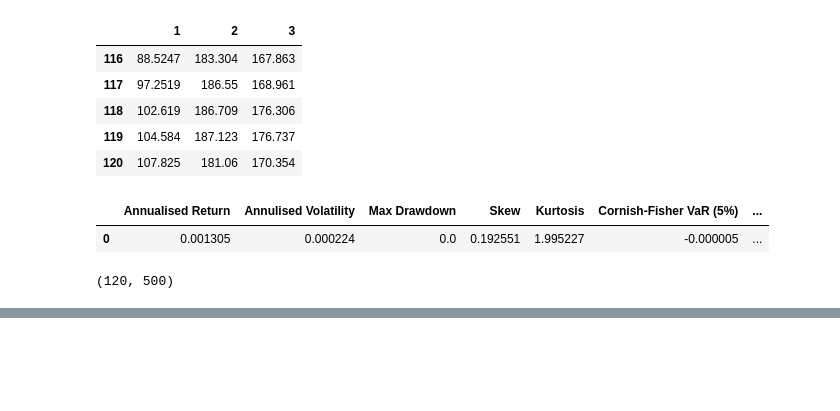
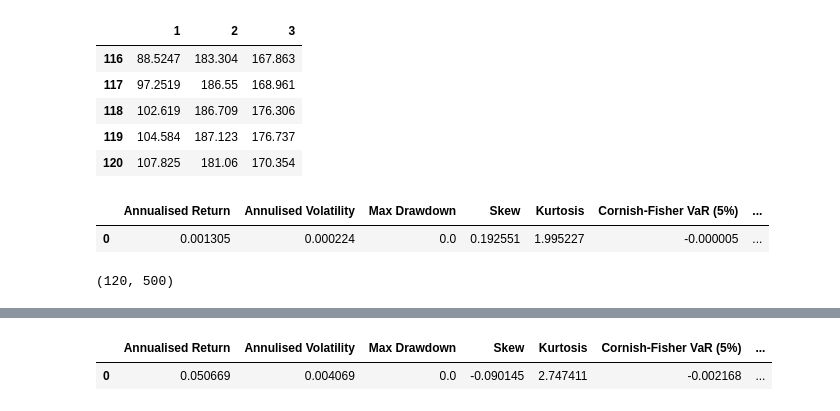
Before and after one commit to hoestlund/investment_management, a Jupyter notebook: 1/404_Monte_Carlo_Coupon_Bonds_w_CIR.ipynb, the cells around one changed output, grey strips where cells are left out. Drawn from its saved outputs; the diff is of its cells as text; code cells hidden in the pictures; blank space fills up the shorter version.

```diff
--- a/1/404_Monte_Carlo_Coupon_Bonds_w_CIR.ipynb
+++ b/1/404_Monte_Carlo_Coupon_Bonds_w_CIR.ipynb
@@ -142,5 +142,5 @@ rets_equities.shape
 rets = .7*rets_equities + .3*rets_bonds
 # Not perfect
 rets_mean = rets.mean(axis='columns')
-portfolio.summary_stats(pd.DataFrame(rets_mean)
+portfolio.summary_stats(pd.DataFrame(rets_mean))
 # %% [output]
@@ -147,0 +147,2 @@ SyntaxError: unexpected EOF while parsing (<ipython-input-57-b1261f5aa447>, line
+|  | Annualised Return | Annulised Volatility | Max Drawdown | Skew | Kurtosis | Cornish-Fisher VaR (5%) | ... |
+| 0 | 0.050669 | 0.004069 | 0.0 | -0.090145 | 2.747411 | -0.002168 | ... |
```
Also changed, not shown: parts of 1 cell of this notebook, 3 other files.
